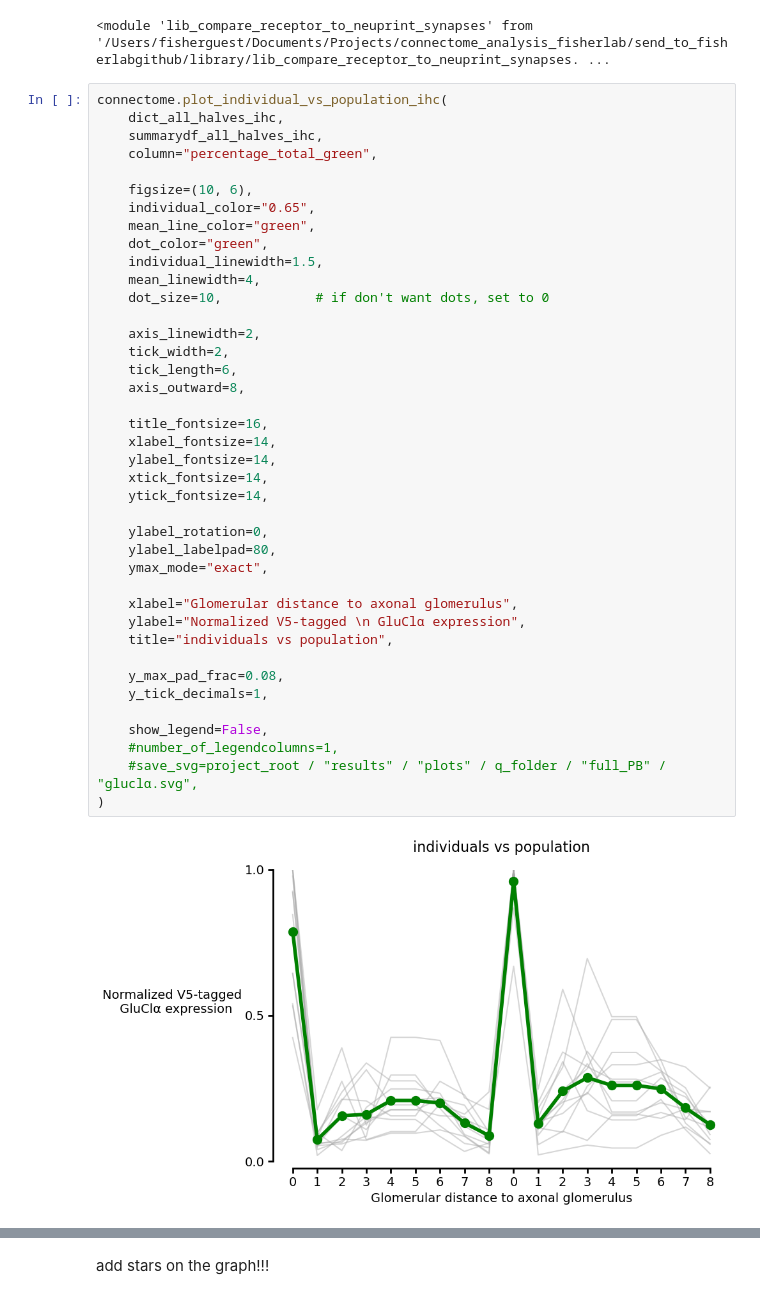
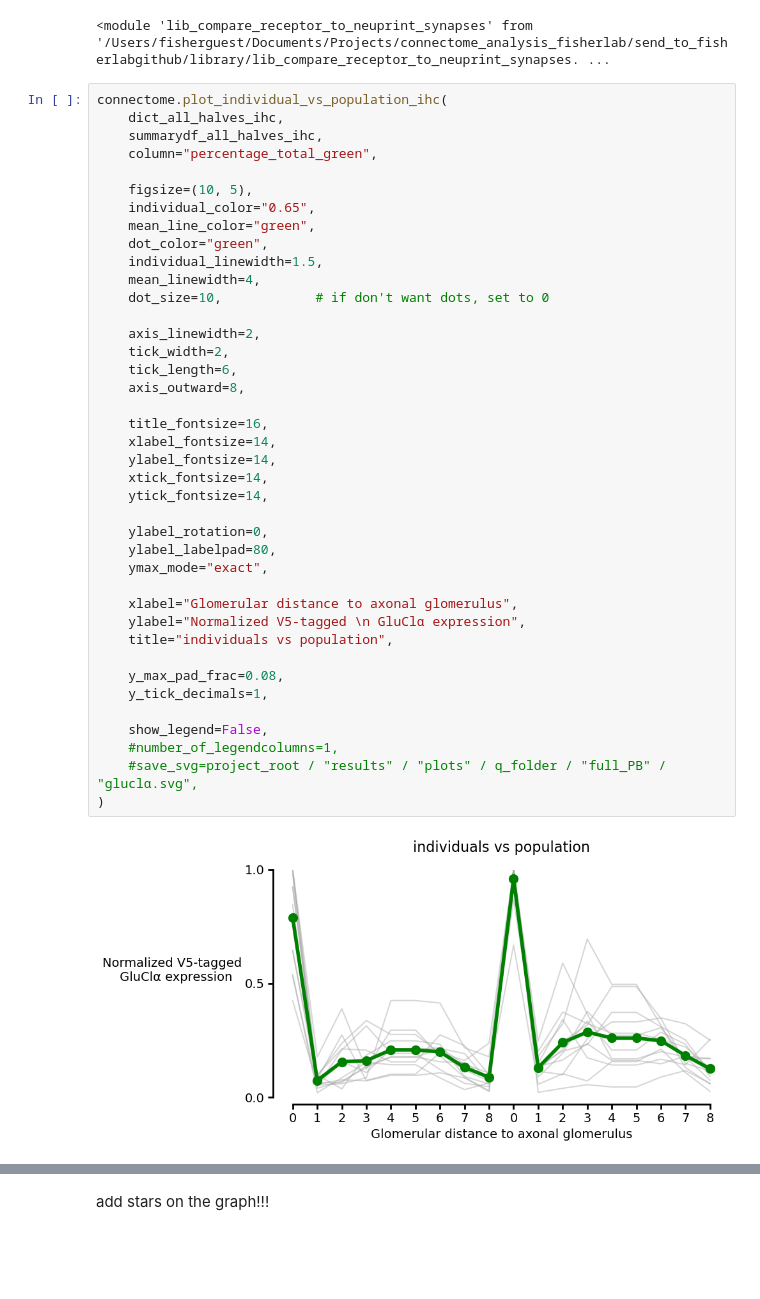
Before and after one commit to sansachenlelele/connectome_analysis_fisherlab, a Jupyter notebook: send_to_fisherlabgithub/notebooks/compare_receptor_to_neuprint_synapses_modified.ipynb, the cells around one changed output, grey strips where cells are left out. Drawn from its saved outputs; the diff is of its cells as text; blank space fills up the shorter version.

```diff
--- a/send_to_fisherlabgithub/notebooks/compare_receptor_to_neuprint_synapses_modified.ipynb
+++ b/send_to_fisherlabgithub/notebooks/compare_receptor_to_neuprint_synapses_modified.ipynb
@@ -312,7 +339,7 @@ connectome.plot_individual_vs_population_ihc(
     summarydf_all_halves_ihc,
     column="percentage_total_green",
 
-    figsize=(10, 6),
+    figsize=(10, 5),
     individual_color="0.65",
     mean_line_color="green",
     dot_color="green",
@@ -320,34 +347,34 @@ connectome.plot_individual_vs_population_ihc(
     mean_linewidth=4,
     dot_size=10,            # if don't want dots, set to 0
 
     axis_linewidth=2,
     tick_width=2,
     tick_length=6,
     axis_outward=8,
 
     title_fontsize=16,
     xlabel_fontsize=14,
     ylabel_fontsize=14,
     xtick_fontsize=14,
     ytick_fontsize=14,
 
     ylabel_rotation=0,
     ylabel_labelpad=80,
     ymax_mode="exact",
 
     xlabel="Glomerular distance to axonal glomerulus",
     ylabel="Normalized V5-tagged \n GluClα expression",
     title="individuals vs population",
 
     y_max_pad_frac=0.08,
     y_tick_decimals=1,
 
     show_legend=False,
     #number_of_legendcolumns=1,
     #save_svg=project_root / "results" / "plots" / q_folder / "full_PB" / "gluclα.svg",
 )
 # %% [output]
-[figure, old version]
+[figure, new version]
 # %%
 connectome.plot_individual_vs_population_ihc(
     dict_all_halves_ihc,
```
Also changed, not shown: parts of 9 cells of this notebook, 1 other file.
